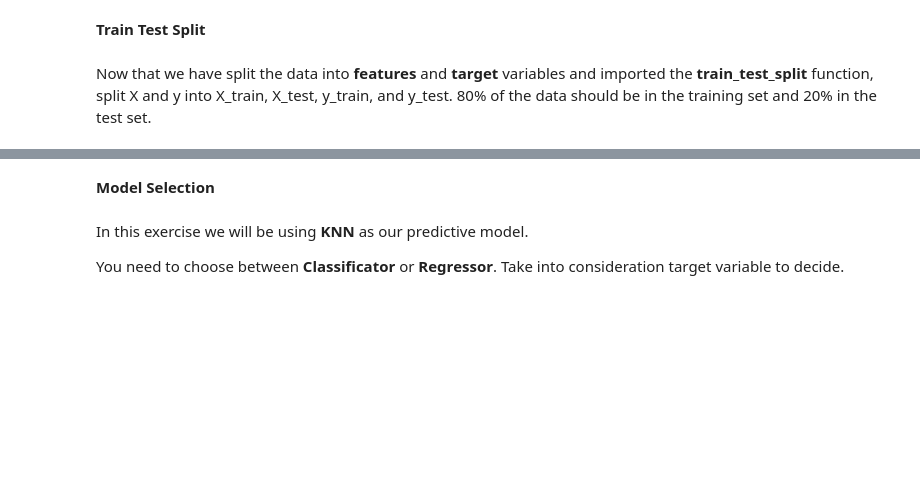
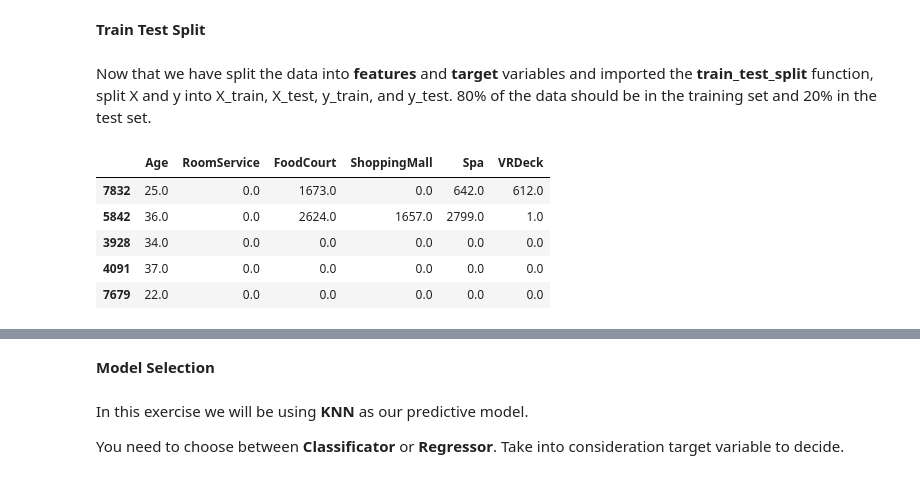
Before and after one commit to jesuserro/lab-intro-to-ml, a Jupyter notebook: lab-intro_to_ml.ipynb, the cells around one changed output, grey strips where cells are left out. Drawn from its saved outputs; the diff is of its cells as text; code cells hidden in the pictures; blank space fills up the shorter version.

```diff
--- a/lab-intro_to_ml.ipynb
+++ b/lab-intro_to_ml.ipynb
@@ -99,2 +142,5 @@ Let's only select numerical columns as our features.
+# %%
+# Let's only select numerical columns as our features.
+features = spaceship.select_dtypes(include=np.number)
 # %% [markdown]
 And also lets define our target.
@@ -103,3 +147,6 @@ And also lets define our target.
+# %%
+# And also lets define our target.
+target = spaceship["Transported"]
 # %% [markdown]
 **Train Test Split**
 # %% [markdown]
@@ -108,0 +157,9 @@ Now that we have split the data into **features** and **target** variables and i
+# %%
+X_train.head()
+# %% [output]
+|  | Age | RoomService | FoodCourt | ShoppingMall | Spa | VRDeck |
+| 7832 | 25.0 | 0.0 | 1673.0 | 0.0 | 642.0 | 612.0 |
+| 5842 | 36.0 | 0.0 | 2624.0 | 1657.0 | 2799.0 | 1.0 |
+| 3928 | 34.0 | 0.0 | 0.0 | 0.0 | 0.0 | 0.0 |
+| 4091 | 37.0 | 0.0 | 0.0 | 0.0 | 0.0 | 0.0 |
+| 7679 | 22.0 | 0.0 | 0.0 | 0.0 | 0.0 | 0.0 |
```
Also changed, not shown: parts of 15 cells of this notebook.
